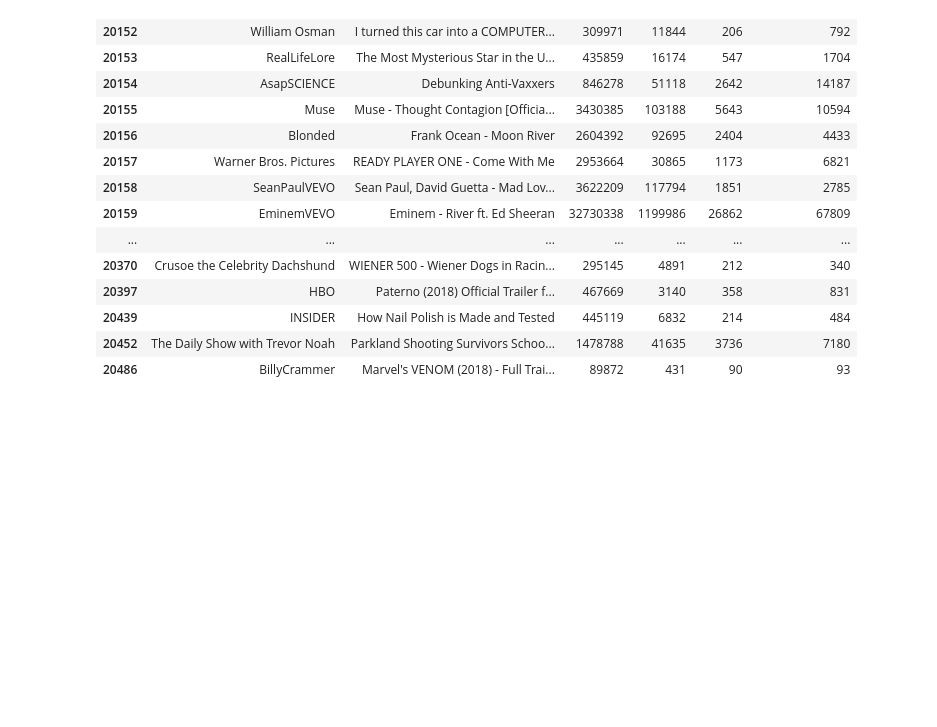
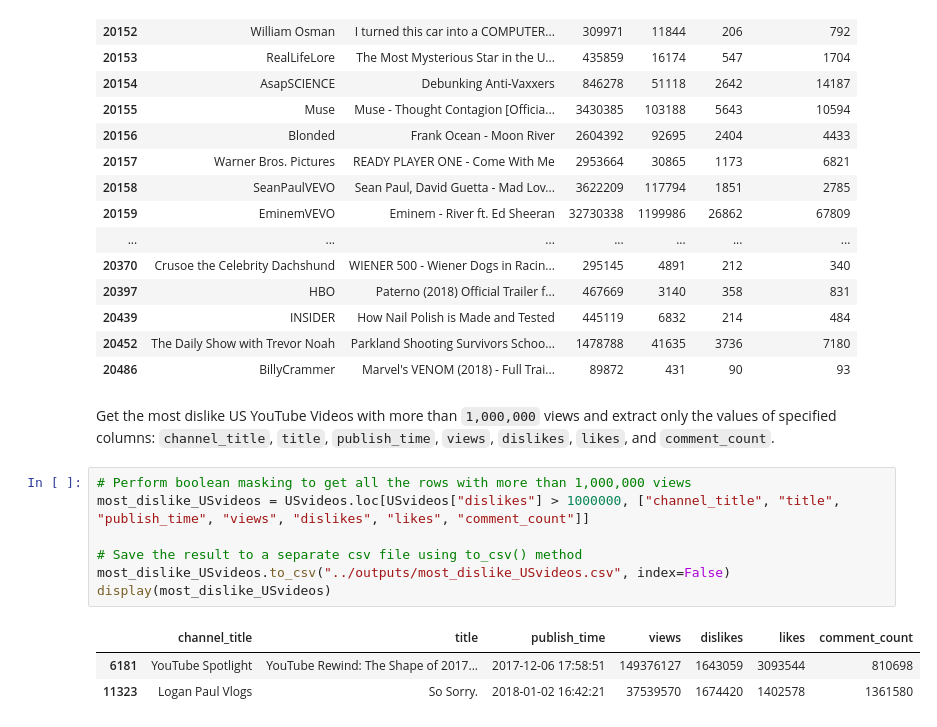
Before and after one commit to christiane-bacani/applied-data-science, a Jupyter notebook: mini-projects/pandas_loc-iloc/notebooks/pandas_loc-iloc.ipynb, the cells around one changed output. Drawn from its saved outputs; the diff is of its cells as text; blank space fills up the shorter version.

```diff
--- a/mini-projects/pandas_loc-iloc/notebooks/pandas_loc-iloc.ipynb
+++ b/mini-projects/pandas_loc-iloc/notebooks/pandas_loc-iloc.ipynb
@@ -378,3 +378,16 @@ display(USvideos.loc[20000:20500, ["channel_title", "title", "views", "likes", "
 | 20439 | INSIDER | How Nail Polish is Made and Tested | 445119 | 6832 | 214 | 484 |
 | 20452 | The Daily Show with Trevor Noah | Parkland Shooting Survivors Schoo... | 1478788 | 41635 | 3736 | 7180 |
 | 20486 | BillyCrammer | Marvel's VENOM (2018) - Full Trai... | 89872 | 431 | 90 | 93 |
+# %% [markdown]
+Get the most dislike US YouTube Videos with more than `1,000,000` views and extract only the values of specified columns: `channel_title`, `title`, `publish_time`, `views`, `dislikes`, `likes`, and `comment_count`.
+# %%
+# Perform boolean masking to get all the rows with more than 1,000,000 views
+most_dislike_USvideos = USvideos.loc[USvideos["dislikes"] > 1000000, ["channel_title", "title", "publish_time", "views", "dislikes", "likes", "comment_count"]]
+
+# Save the result to a separate csv file using to_csv() method
+most_dislike_USvideos.to_csv("../outputs/most_dislike_USvideos.csv", index=False)
+display(most_dislike_USvideos)
+# %% [output]
+|  | channel_title | title | publish_time | views | dislikes | likes | comment_count |
+| 6181 | YouTube Spotlight | YouTube Rewind: The Shape of 2017... | 2017-12-06 17:58:51 | 149376127 | 1643059 | 3093544 | 810698 |
+| 11323 | Logan Paul Vlogs | So Sorry. | 2018-01-02 16:42:21 | 37539570 | 1674420 | 1402578 | 1361580 |
```
